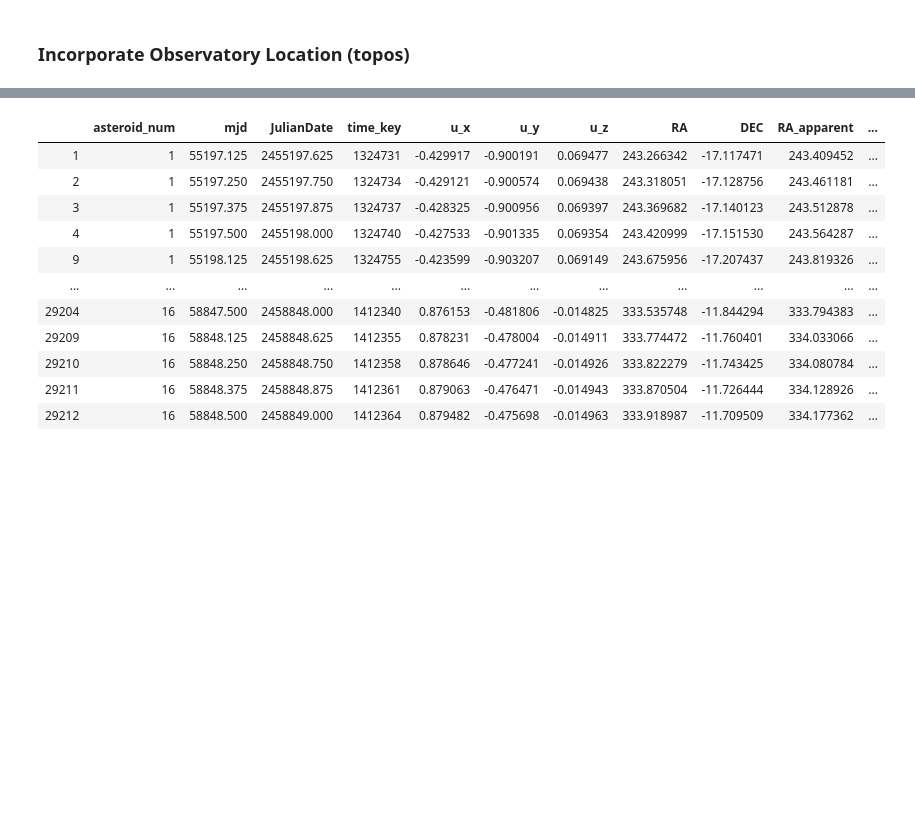
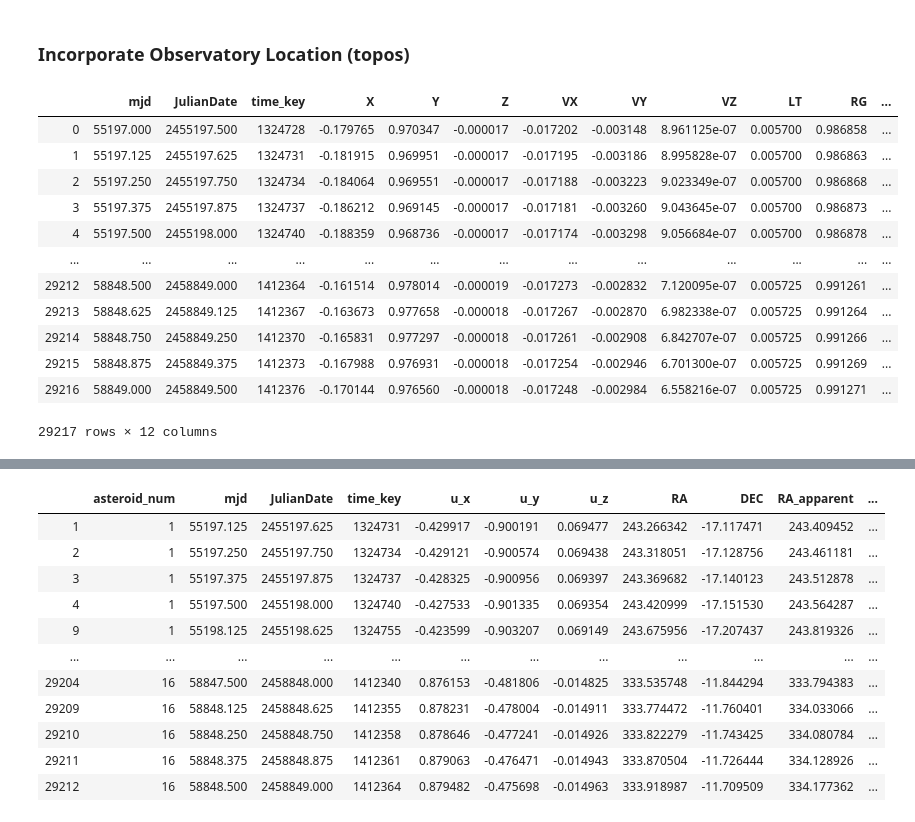
Before and after one commit to memanuel/kepler-sieve, a Jupyter notebook: src/RA_DEC.ipynb, the cells around one changed output, grey strips where cells are left out. Cells and saved outputs as stored; diff of their text form; code cells hidden in the pictures; blank space fills up the shorter version.

```diff
--- a/src/RA_DEC.ipynb
+++ b/src/RA_DEC.ipynb
@@ -724,3 +729,28 @@ def add_cols_ast_obs_site(df, asteroid_num: int):
               ]
     df = df[columns]
     return df
+# %%
+# Load the JPL position of Earth at 3 hour intervals as CSV
+df_earth_3h = pd.read_csv('../data/jpl/testing/hourly/vectors-earth.txt', index_col=False)
+# Add columns for date /time
+df_earth_3h = add_col_planet(df_earth_3h)
+
+# Load the JPL Position of asteroids at 3 hour intervals as CSV
+df_ast_3h = pd.read_csv('../data/jpl/testing/hourly/vectors-earth.txt', index_col=False)
+
+# Display the earth dataframe
+df_earth_3h
+# %% [output]
+|  | mjd | JulianDate | time_key | X | Y | Z | VX | VY | VZ | LT | RG | ... |
+| 0 | 55197.000 | 2455197.500 | 1324728 | -0.179765 | 0.970347 | -0.000017 | -0.017202 | -0.003148 | 8.961125e-07 | 0.005700 | 0.986858 | ... |
+| 1 | 55197.125 | 2455197.625 | 1324731 | -0.181915 | 0.969951 | -0.000017 | -0.017195 | -0.003186 | 8.995828e-07 | 0.005700 | 0.986863 | ... |
+| 2 | 55197.250 | 2455197.750 | 1324734 | -0.184064 | 0.969551 | -0.000017 | -0.017188 | -0.003223 | 9.023349e-07 | 0.005700 | 0.986868 | ... |
+| 3 | 55197.375 | 2455197.875 | 1324737 | -0.186212 | 0.969145 | -0.000017 | -0.017181 | -0.003260 | 9.043645e-07 | 0.005700 | 0.986873 | ... |
+| 4 | 55197.500 | 2455198.000 | 1324740 | -0.188359 | 0.968736 | -0.000017 | -0.017174 | -0.003298 | 9.056684e-07 | 0.005700 | 0.986878 | ... |
+| ... | ... | ... | ... | ... | ... | ... | ... | ... | ... | ... | ... | ... |
+| 29212 | 58848.500 | 2458849.000 | 1412364 | -0.161514 | 0.978014 | -0.000019 | -0.017273 | -0.002832 | 7.120095e-07 | 0.005725 | 0.991261 | ... |
+| 29213 | 58848.625 | 2458849.125 | 1412367 | -0.163673 | 0.977658 | -0.000018 | -0.017267 | -0.002870 | 6.982338e-07 | 0.005725 | 0.991264 | ... |
+| 29214 | 58848.750 | 2458849.250 | 1412370 | -0.165831 | 0.977297 | -0.000018 | -0.017261 | -0.002908 | 6.842707e-07 | 0.005725 | 0.991266 | ... |
+| 29215 | 58848.875 | 2458849.375 | 1412373 | -0.167988 | 0.976931 | -0.000018 | -0.017254 | -0.002946 | 6.701300e-07 | 0.005725 | 0.991269 | ... |
+| 29216 | 58849.000 | 2458849.500 | 1412376 | -0.170144 | 0.976560 | -0.000018 | -0.017248 | -0.002984 | 6.558216e-07 | 0.005725 | 0.991271 | ... |
+29217 rows × 12 columns
```
Also changed, not shown: parts of 18 cells of this notebook, 17 other files.
